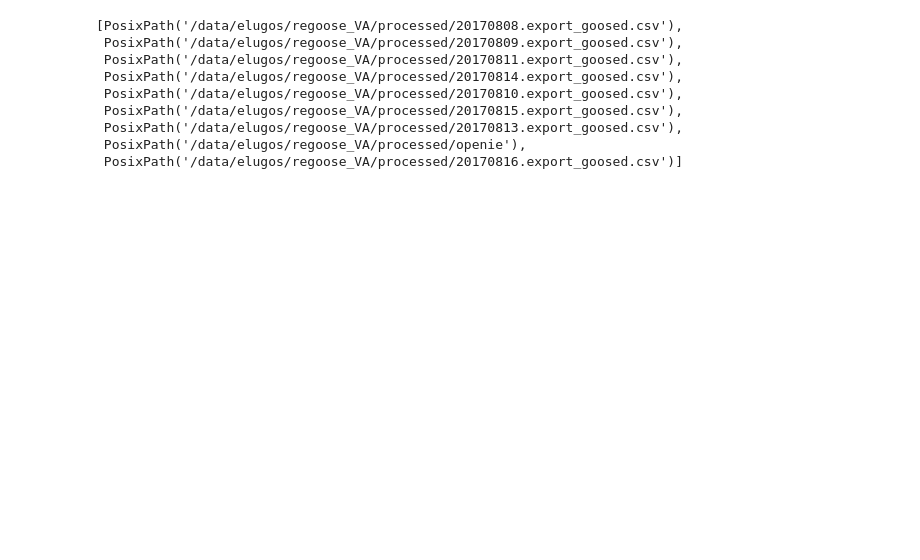
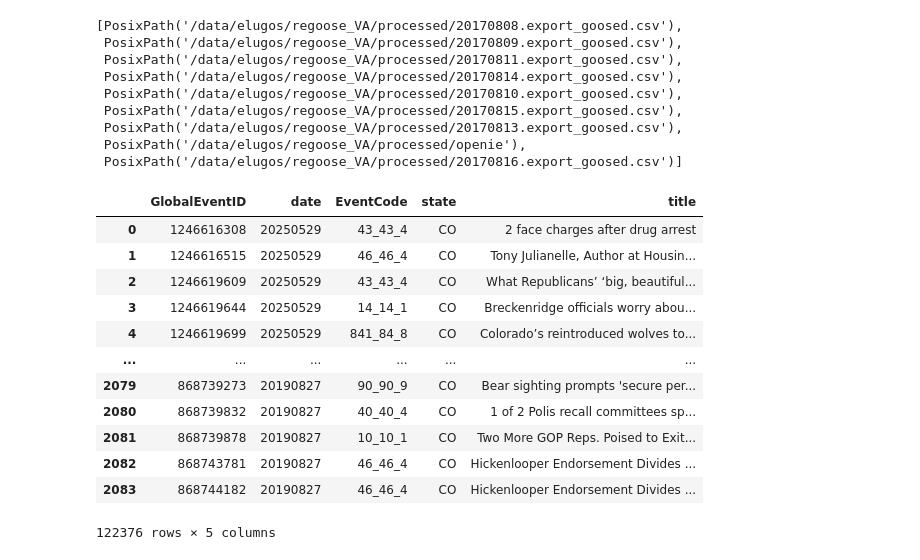
Before and after one commit to elugos/HSMS_LUGOS, a Jupyter notebook: make_df.ipynb, the cells around one changed output. Cells and saved outputs as stored; diff of their text form; code cells hidden in the pictures; blank space fills up the shorter version.

```diff
--- a/make_df.ipynb
+++ b/make_df.ipynb
@@ -324,5 +334,21 @@ def gdelt_db(df):
     "title" : df["title"]})
 
     return new_df
+# %%
+global_db
+# %% [output]
+|  | GlobalEventID | date | EventCode | state | title |
+| 0 | 1246616308 | 20250529 | 43_43_4 | CO | 2 face charges after drug arrest |
+| 1 | 1246616515 | 20250529 | 46_46_4 | CO | Tony Julianelle, Author at Housin... |
+| 2 | 1246619609 | 20250529 | 43_43_4 | CO | What Republicans’ ‘big, beautiful... |
+| 3 | 1246619644 | 20250529 | 14_14_1 | CO | Breckenridge officials worry abou... |
+| 4 | 1246619699 | 20250529 | 841_84_8 | CO | Colorado’s reintroduced wolves to... |
+| ... | ... | ... | ... | ... | ... |
+| 2079 | 868739273 | 20190827 | 90_90_9 | CO | Bear sighting prompts 'secure per... |
+| 2080 | 868739832 | 20190827 | 40_40_4 | CO | 1 of 2 Polis recall committees sp... |
+| 2081 | 868739878 | 20190827 | 10_10_1 | CO | Two More GOP Reps. Poised to Exit... |
+| 2082 | 868743781 | 20190827 | 46_46_4 | CO | Hickenlooper Endorsement Divides ... |
+| 2083 | 868744182 | 20190827 | 46_46_4 | CO | Hickenlooper Endorsement Divides ... |
+122376 rows × 5 columns
 # %%
 global_db = gdelt_db(GD_all)
```
Also changed, not shown: parts of 12 cells of this notebook, 5 other files.
